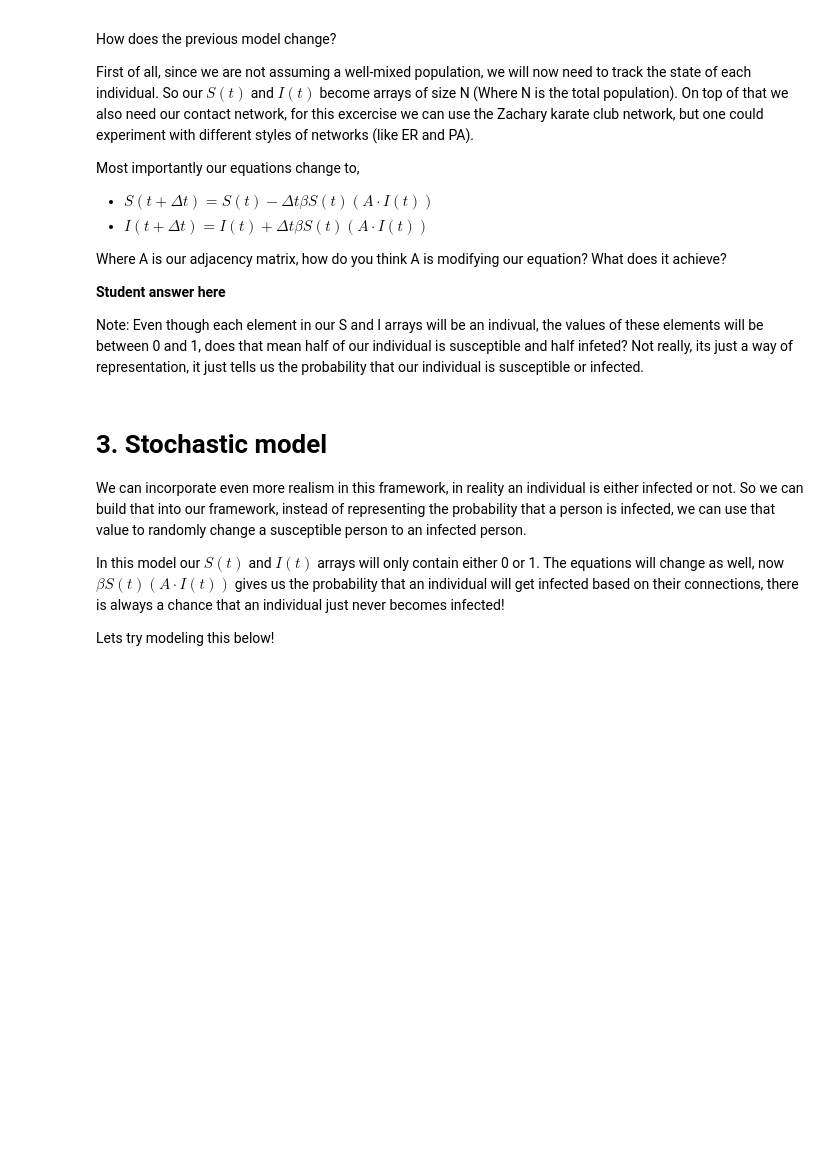
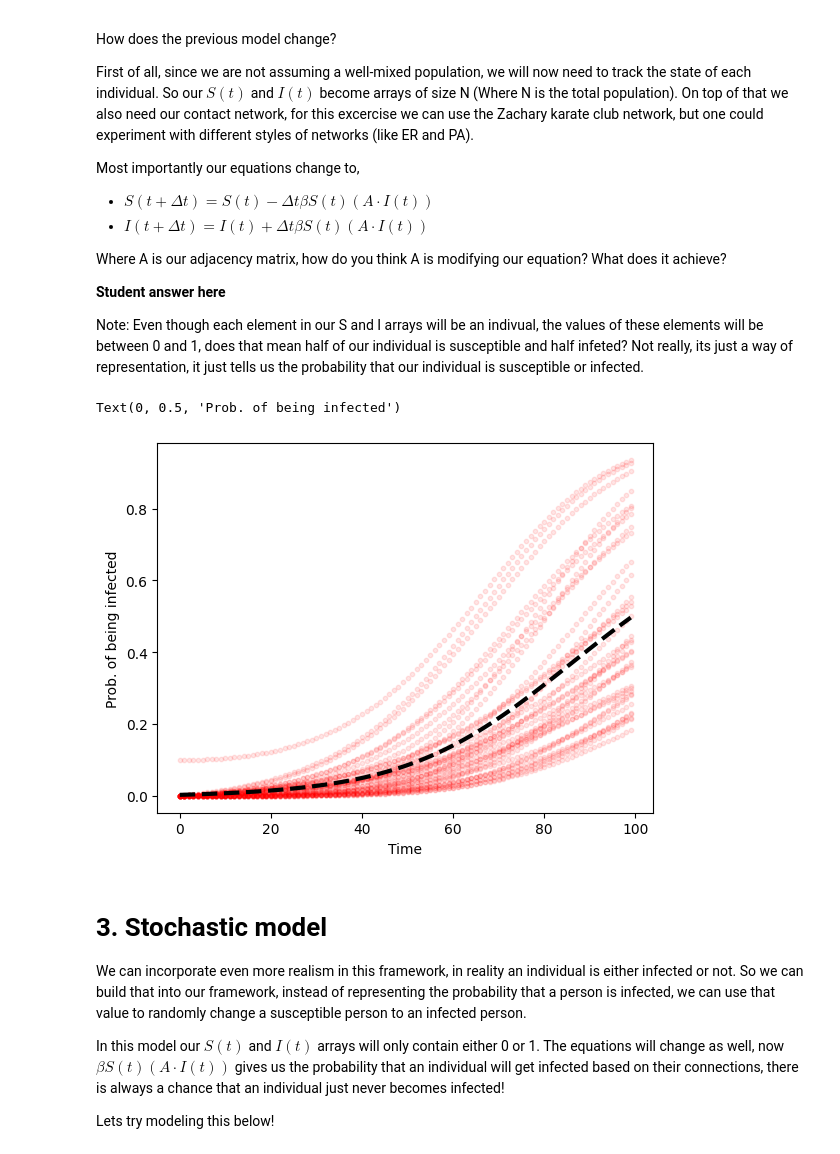
Before and after one commit to rahulsunilkumar/BIOL4559homework, a Jupyter notebook: lab/lab-09.ipynb, the cells around one changed output. Saved outputs shown, nothing was run; the diff lists cells and outputs as text; code cells hidden in the pictures; blank space fills up the shorter version.

```diff
--- a/lab/lab-09.ipynb
+++ b/lab/lab-09.ipynb
@@ -140,3 +107,48 @@ plt.ylabel("Prob. of being infected")
+# %%
+# Eulers method for networks
+
+# Parameters
+T = 100
+G = nx.karate_club_graph()
+A = nx.to_numpy_array(G)
+# TODO: Define the rest (what else do we need based on the previous excercise)
+beta = 0.003 # Probability of infection spread, same as before (<1)
+
+# TODO: Define intial variables
+S0 = np.ones(A.shape[0]) # What should be the size of our initial arrays?
+S0[0] = 0.9 # Making one individual in our poplation a little bit infected
+I0 = np.zeros(A.shape[0])
+I0[0] = 0.1 # All values should add to 1
+
+# TODO: Initialize lists to store these arrays
+S = [S0]
+I = [I0]
+
+# TODO: Create the loop
+for t in range(T - 1):
+    # TODO: How will S change?
+    S_change = -beta * S[t] * (A @ I[t]) # Each node can be infected by its neighbors
+    S_new = S[t] + S_change
+
+    # TODO: Same for I
+    I_change = beta * S[t] * (A @ I[t])
+    I_new = I[t] + I_change
+
+    # TODO: Add them to you lists
+    S.append(S_new)
+    I.append(I_new)
+
+# Plotting (Comment what you think is happening here)
+for i in range(T):
+    plt.scatter(i * np.ones(I[i].shape), I[i], color = 'red', s = 10, alpha = 0.1)
+
+plt.plot(range(T), [j.mean() for j in I], 'k--', linewidth = 3)
+
+plt.xlabel("Time")
+plt.ylabel("Prob. of being infected")
+# %% [output]
+Text(0, 0.5, 'Prob. of being infected')
+[figure, added]
 # %% [markdown]
 # 3. Stochastic model
 
```
Also changed, not shown: parts of 7 cells of this notebook.
